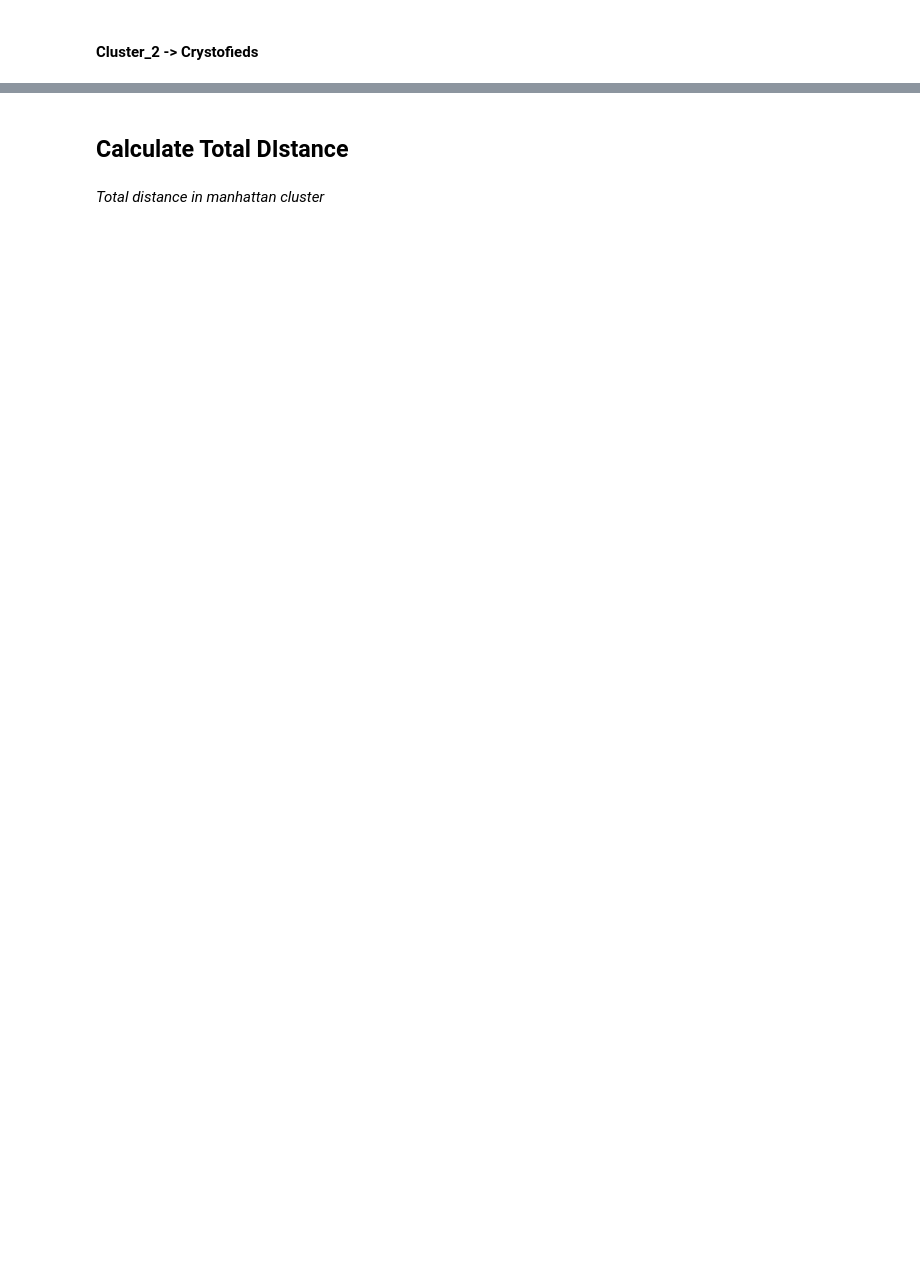
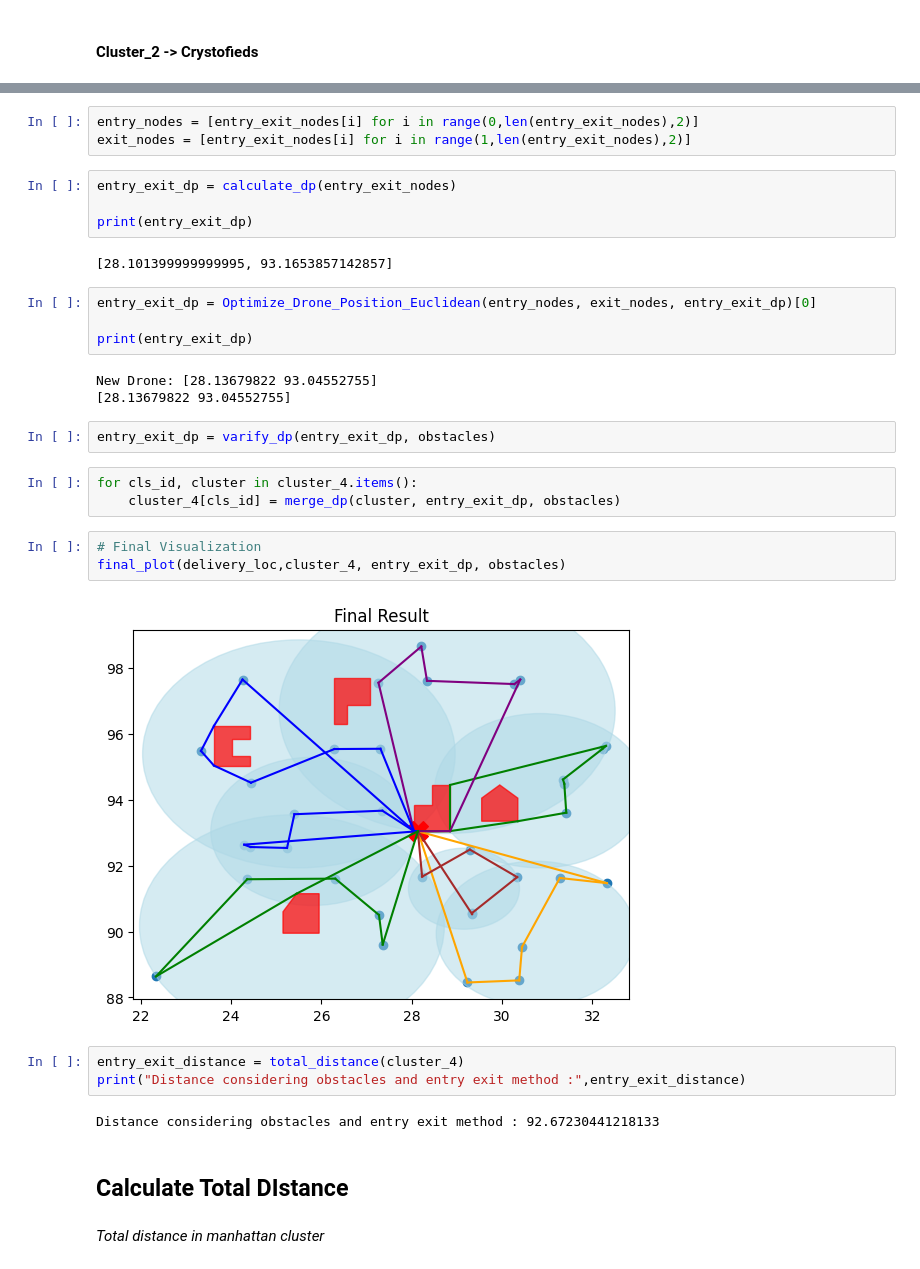
Before and after one commit to CR-Samrat/drone-based-delivary, a Jupyter notebook: Euclidean_Capacity_k_with_obstacle.ipynb, the cells around one changed output, grey strips where cells are left out. Drawn from its saved outputs; the diff is of its cells as text; blank space fills up the shorter version.

```diff
--- a/Euclidean_Capacity_k_with_obstacle.ipynb
+++ b/Euclidean_Capacity_k_with_obstacle.ipynb
@@ -634,3 +744,34 @@ final_plot(delivery_loc,cluster_2, DP, obstacles)
+# %%
+entry_nodes = [entry_exit_nodes[i] for i in range(0,len(entry_exit_nodes),2)]
+exit_nodes = [entry_exit_nodes[i] for i in range(1,len(entry_exit_nodes),2)]
+# %%
+entry_exit_dp = calculate_dp(entry_exit_nodes)
+
+print(entry_exit_dp)
+# %% [output]
+[28.101399999999995, 93.1653857142857]
+# %%
+entry_exit_dp = Optimize_Drone_Position_Euclidean(entry_nodes, exit_nodes, entry_exit_dp)[0]
+
+print(entry_exit_dp)
+# %% [output]
+New Drone: [28.13679822 93.04552755]
+[28.13679822 93.04552755]
+# %%
+entry_exit_dp = varify_dp(entry_exit_dp, obstacles)
+# %%
+for cls_id, cluster in cluster_4.items():
+    cluster_4[cls_id] = merge_dp(cluster, entry_exit_dp, obstacles)
+# %%
+# Final Visualization
+final_plot(delivery_loc,cluster_4, entry_exit_dp, obstacles)
+# %% [output]
+[figure, added]
+# %%
+entry_exit_distance = total_distance(cluster_4)
+print("Distance considering obstacles and entry exit method :",entry_exit_distance)
+# %% [output]
+Distance considering obstacles and entry exit method : 92.67230441218133
 # %% [markdown]
 ## Calculate Total DIstance
 # %% [markdown]
```
Also changed, not shown: parts of 31 cells of this notebook, 2 other files.
